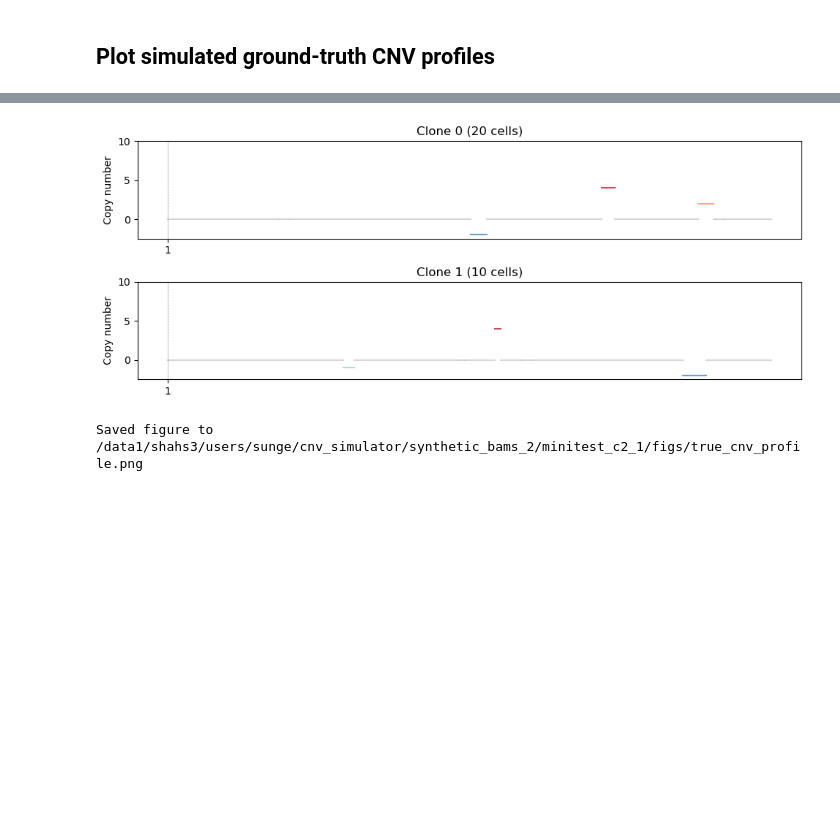
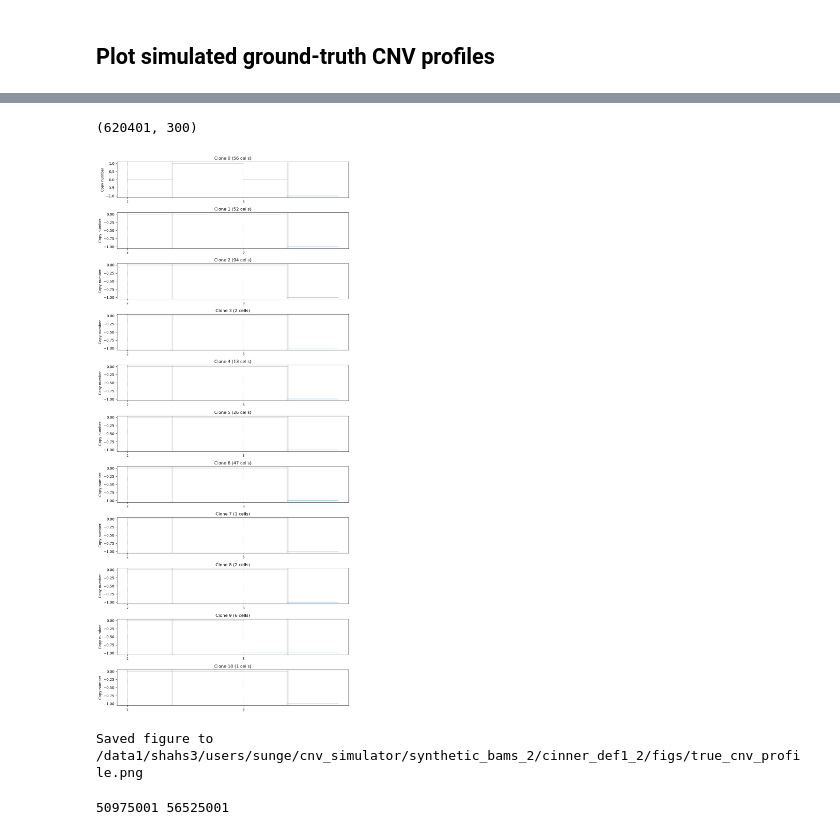
Before and after one commit to eunseos/cnv_simulator, a Jupyter notebook: notebooks/cnv_profile_plots.ipynb, the cells around one changed output, grey strips where cells are left out. Cells and saved outputs as stored; diff of their text form; code cells hidden in the pictures; blank space fills up the shorter version.

Commit message:
most code done, including hmmcopy and CINner. working on QC code

```diff
--- a/notebooks/cnv_profile_plots.ipynb
+++ b/notebooks/cnv_profile_plots.ipynb
@@ -12,7 +12,7 @@ BAMDIR = f"{BASEDIR}/synthetic_bams_2"
 # %% [markdown]
 ## Define paths and read in files
 # %%
-test_name = "minitest_c2_1"
+test_name = "cinner_def1_2"
 group_name = ""
 bin_size = 5000
 
@@ -26,9 +26,11 @@ if group_name == "":
     cnv_profile_df = pd.read_csv(f"{BAMDIR}/{test_name}/{test_name}_cell_profile.tsv", sep="\t")
 else:
     cnv_profile_df = pd.read_csv(f"{BAMDIR}/{test_name}/{test_name}_{group_name}_cnv_profile.tsv", sep="\t")
+cnv_profile_df["chr"] = cnv_profile_df["chr"].astype(str)
 
-data_cnv_profile_df = cnv_profile_df.loc[cnv_profile_df["chr"] != 0]
-clone_cnv_profile_df = cnv_profile_df.loc[cnv_profile_df["chr"] == 0]
+
+data_cnv_profile_df = cnv_profile_df.loc[cnv_profile_df["chr"] != "0"]
+clone_cnv_profile_df = cnv_profile_df.loc[cnv_profile_df["chr"] == "0"]
 clone_cell_count_lst = [
     len(row["cell_barcode"].split(","))
     for _, row in clone_cnv_profile_df.iloc[1:].iterrows()
@@ -36,10 +38,16 @@ clone_cell_count_lst = [
 print(f"Number of clones: {len(clone_cell_count_lst)}")
 print(f"Number of cells in each clone: {clone_cell_count_lst}")
 
+# Get centromere locations
+centromere_pos = pd.read_csv(f"{DATADIR}/genome_gaps.tsv", sep = "\t")
+centromere_pos = centromere_pos[centromere_pos["type"] == "centromere"]
+centromere_pos["chrom"] = centromere_pos["chrom"].str.replace("chr", "")
+centromere_pos = centromere_pos[["chrom", "chromStart", "chromEnd"]].reset_index(drop=True)
+
 # Get cell barcode to index mapping
 baseline_barcodes_str = cnv_profile_df[cnv_profile_df["clone"] == -1]["cell_barcode"].iloc[0]
 baseline_barcodes = [x.strip() for x in baseline_barcodes_str.split(",")]
-cell_idx_map = {cell_barcode: i for i, cell_barcode in enumerate(baseline_barcodes)}
+cell_idx_map= {cell_barcode: i for i, cell_barcode in enumerate(baseline_barcodes)}
 
 # Get cell barcodes for each clone
 clone_cell_id_dict = {}
@@ -224,6 +313,17 @@ data_cnv_profile_df
+# %%
+print(read_depth_mat.shape)
+# %% [output]
+(620401, 300)
 # %%
-plot_true_cnv(data_cnv_profile_df, clone_cell_count_lst, save = True)
+plot_true_cnv(data_cnv_profile_df, clone_cell_count_lst, centromere_pos, save = True)
 # %% [output]
-[figure, old version]
+[figure, new version]
-Saved figure to /data1/shahs3/users/sunge/cnv_simulator/synthetic_bams_2/minitest_c2_1/figs/true_cnv_profile.png
+Saved figure to /data1/shahs3/users/sunge/cnv_simulator/synthetic_bams_2/cinner_def1_2/figs/true_cnv_profile.png
+# %%
+min_start = 51000001 - (bin_size * 5)
+max_end = data_cnv_profile_df["end"].max() + (bin_size * 5)
+
+print(min_start, max_end)
+# %% [output]
+50975001 56525001
 # %%
```
Also changed, not shown: parts of 9 cells of this notebook, 33 other files.
